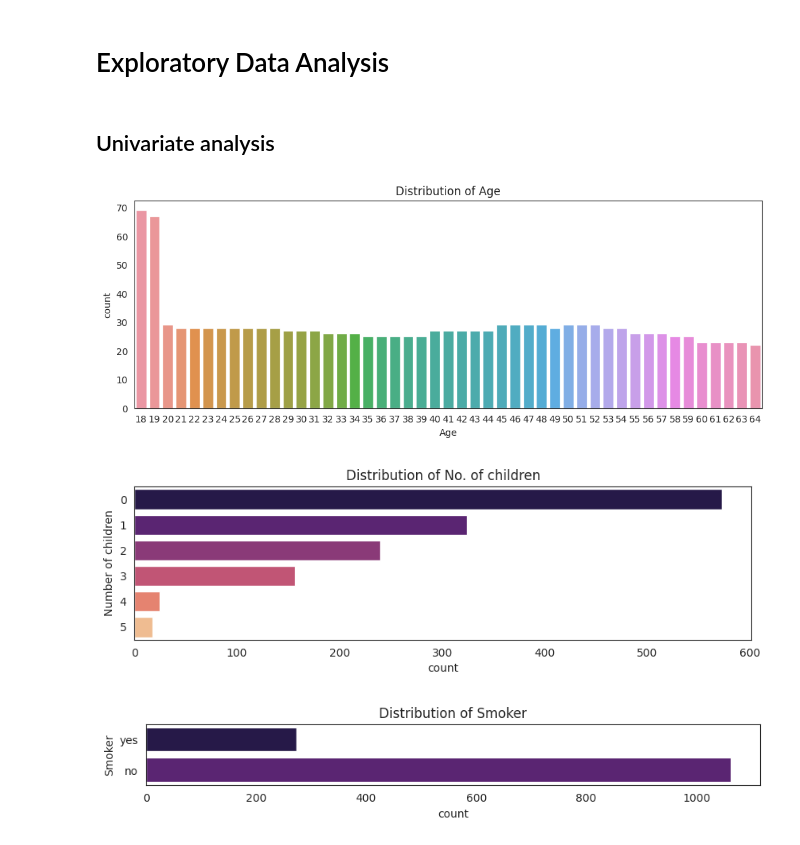
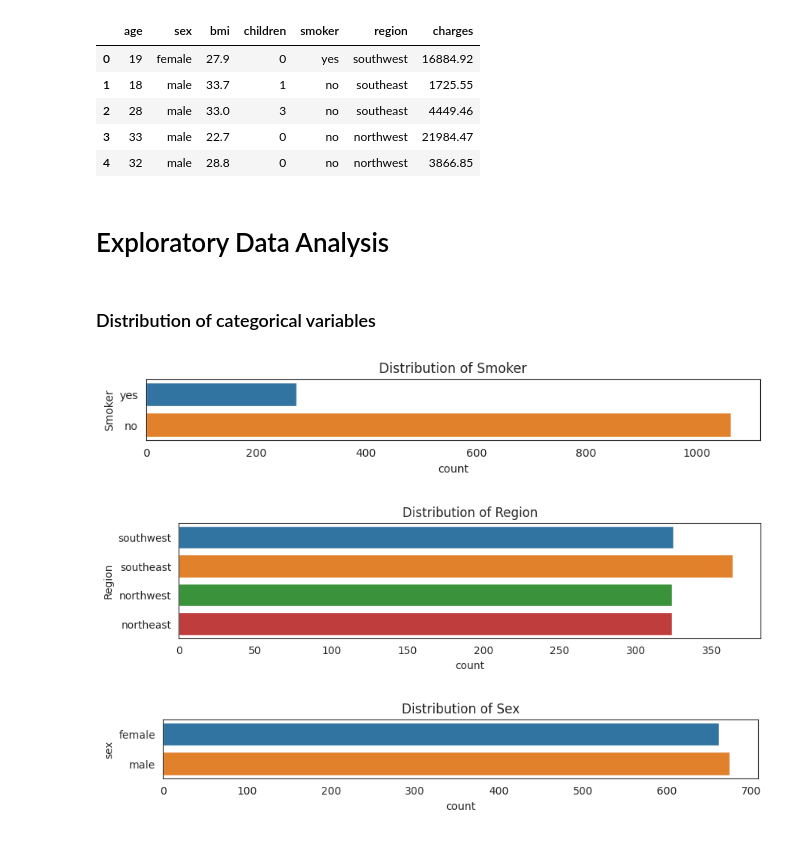
Before and after one commit to Hoale2908/healthcare_insurance, a Jupyter notebook: health-insurance-eda.ipynb, the cells around one changed output. Drawn from its saved outputs; the diff is of its cells as text; code cells hidden in the pictures.

```diff
--- a/health-insurance-eda.ipynb
+++ b/health-insurance-eda.ipynb
@@ -80,29 +67,36 @@ All statistics look okay for numeric features.
+# %%
+# Truncate BMI and charges
+df['bmi'] = np.trunc(10 * df['bmi']) / 10
+df['charges'] = np.trunc(100 * df['charges']) / 100
+df.head(5)
+# %% [output]
+|  | age | sex | bmi | children | smoker | region | charges |
+| 0 | 19 | female | 27.9 | 0 | yes | southwest | 16884.92 |
+| 1 | 18 | male | 33.7 | 1 | no | southeast | 1725.55 |
+| 2 | 28 | male | 33.0 | 3 | no | southeast | 4449.46 |
+| 3 | 33 | male | 22.7 | 0 | no | northwest | 21984.47 |
+| 4 | 32 | male | 28.8 | 0 | no | northwest | 3866.85 |
 # %% [markdown]
 # Exploratory Data Analysis
-# %% [markdown]
-## Univariate analysis
-# %%
-sns.set_palette('magma')
-plt.figure(figsize=(12,4))
-sns.countplot(df,x='age')
-plt.title('Distribution of Age')
-plt.xlabel('Age')
-plt.show()
-# %% [output]
-[figure, removed]
-# %%
-plt.figure(figsize=(10,2.5))
-sns.countplot(df,y='children')
-plt.title('Distribution of No. of children')
-plt.ylabel('Number of children')
-plt.show()
-# %% [output]
-[figure, removed]
+# %% [markdown]
+### Distribution of categorical variables
 # %%
 plt.figure(figsize=(10,1))
 sns.countplot(df,y='smoker')
 plt.title('Distribution of Smoker')
 plt.ylabel('Smoker')
+
+plt.figure(figsize=(10,2))
+sns.countplot(df,y='region')
+plt.title('Distribution of Region')
+plt.ylabel('Region')
+
+plt.figure(figsize=(10,1))
+sns.countplot(df,y='sex')
+plt.title('Distribution of Sex')
+plt.ylabel('sex')
 plt.show()
 # %% [output]
-[figure, old version]
+[figure, new version]
+[figure, added]
+[figure, added]
```
Also changed, not shown: parts of 35 cells of this notebook.
